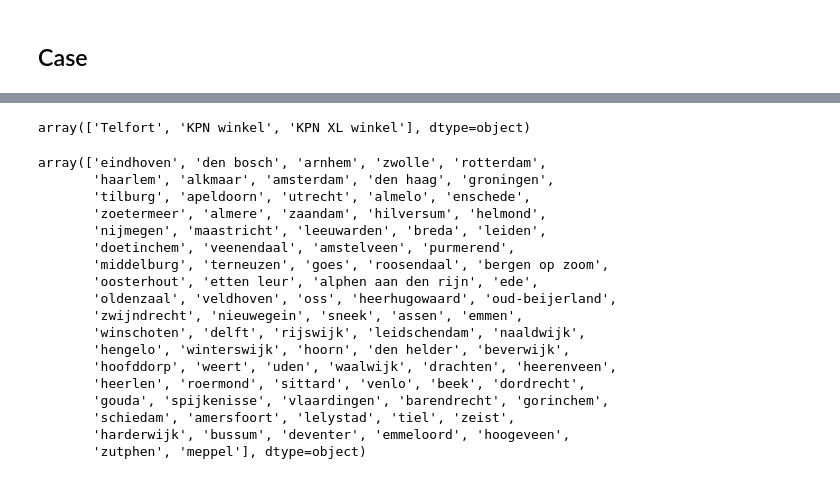
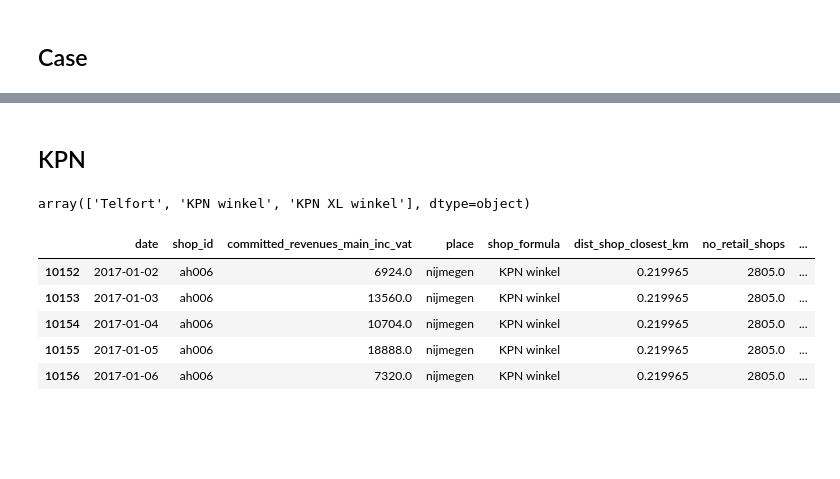
Before and after one commit to cwcomiskey/Misc, a Jupyter notebook: retail_shops_case/case.ipynb, the cells around one changed output, grey strips where cells are left out. Drawn from its saved outputs; the diff is of its cells as text; code cells hidden in the pictures; blank space fills up the shorter version.

```diff
--- a/retail_shops_case/case.ipynb
+++ b/retail_shops_case/case.ipynb
@@ -153,23 +129,6 @@ dtype: int64
+# %% [markdown]
+## KPN
 # %%
 case.shop_formula.unique()
-case.place.unique()
 # %% [output]
 array(['Telfort', 'KPN winkel', 'KPN XL winkel'], dtype=object)
-array(['eindhoven', 'den bosch', 'arnhem', 'zwolle', 'rotterdam',
-       'haarlem', 'alkmaar', 'amsterdam', 'den haag', 'groningen',
-       'tilburg', 'apeldoorn', 'utrecht', 'almelo', 'enschede',
-       'zoetermeer', 'almere', 'zaandam', 'hilversum', 'helmond',
-       'nijmegen', 'maastricht', 'leeuwarden', 'breda', 'leiden',
-       'doetinchem', 'veenendaal', 'amstelveen', 'purmerend',
-       'middelburg', 'terneuzen', 'goes', 'roosendaal', 'bergen op zoom',
-       'oosterhout', 'etten leur', 'alphen aan den rijn', 'ede',
-       'oldenzaal', 'veldhoven', 'oss', 'heerhugowaard', 'oud-beijerland',
-       'zwijndrecht', 'nieuwegein', 'sneek', 'assen', 'emmen',
-       'winschoten', 'delft', 'rijswijk', 'leidschendam', 'naaldwijk',
-       'hengelo', 'winterswijk', 'hoorn', 'den helder', 'beverwijk',
-       'hoofddorp', 'weert', 'uden', 'waalwijk', 'drachten', 'heerenveen',
-       'heerlen', 'roermond', 'sittard', 'venlo', 'beek', 'dordrecht',
-       'gouda', 'spijkenisse', 'vlaardingen', 'barendrecht', 'gorinchem',
-       'schiedam', 'amersfoort', 'lelystad', 'tiel', 'zeist',
-       'harderwijk', 'bussum', 'deventer', 'emmeloord', 'hoogeveen',
-       'zutphen', 'meppel'], dtype=object)
@@ -175,0 +137,9 @@ array(['eindhoven', 'den bosch', 'arnhem', 'zwolle', 'rotterdam',
+# %%
+kpn.head()
+# %% [output]
+|  | date | shop_id | committed_revenues_main_inc_vat | place | shop_formula | dist_shop_closest_km | no_retail_shops | ... |
+| 10152 | 2017-01-02 | ah006 | 6924.0 | nijmegen | KPN winkel | 0.219965 | 2805.0 | ... |
+| 10153 | 2017-01-03 | ah006 | 13560.0 | nijmegen | KPN winkel | 0.219965 | 2805.0 | ... |
+| 10154 | 2017-01-04 | ah006 | 10704.0 | nijmegen | KPN winkel | 0.219965 | 2805.0 | ... |
+| 10155 | 2017-01-05 | ah006 | 18888.0 | nijmegen | KPN winkel | 0.219965 | 2805.0 | ... |
+| 10156 | 2017-01-06 | ah006 | 7320.0 | nijmegen | KPN winkel | 0.219965 | 2805.0 | ... |
```
Also changed, not shown: parts of 11 cells of this notebook.
